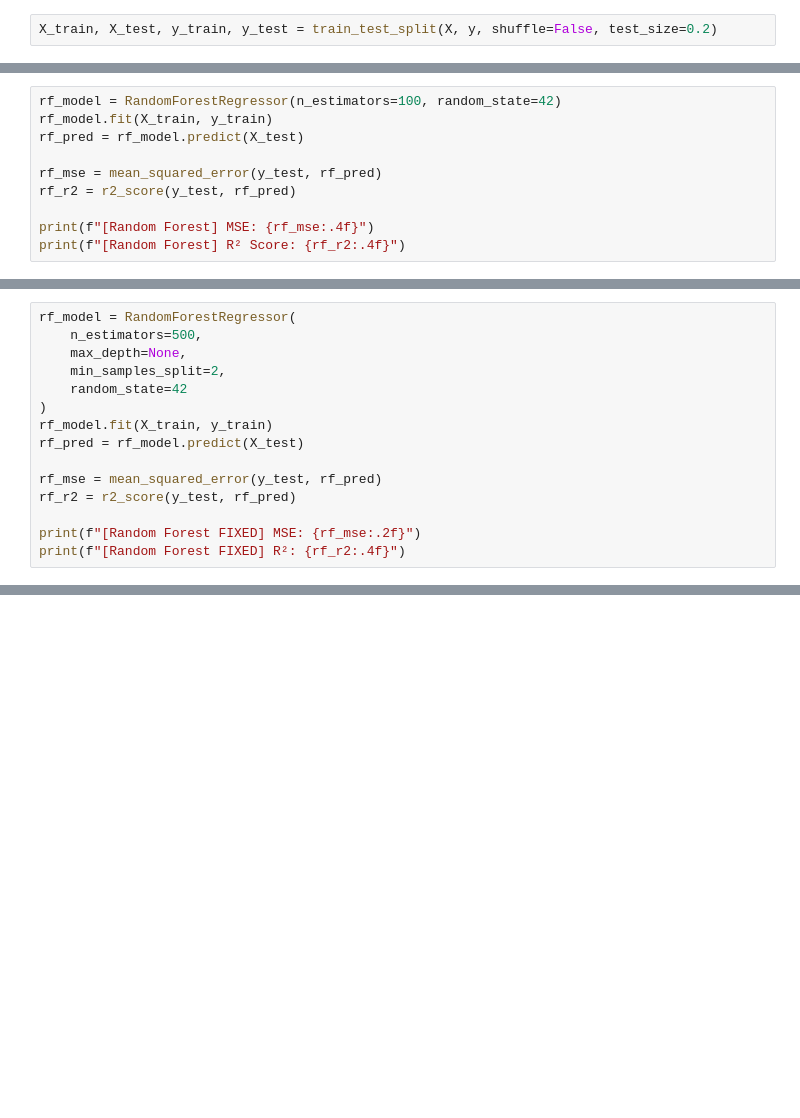
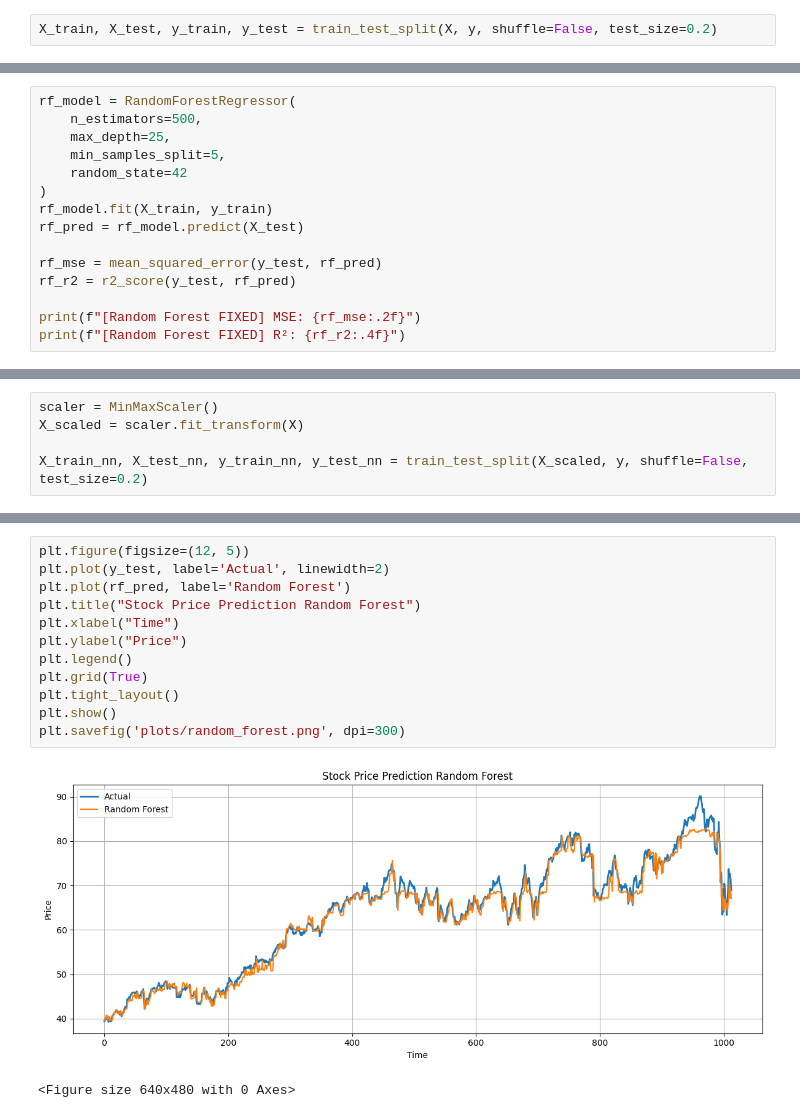
Before and after one commit to WidyanH/Stock-Market-Predictor, a Jupyter notebook: stock_predictor.ipynb, the cells around one changed output, grey strips where cells are left out. Cells and saved outputs as stored; diff of their text form; blank space fills up the shorter version.

```diff
--- a/stock_predictor.ipynb
+++ b/stock_predictor.ipynb
@@ -43,11 +43,16 @@ print(f"[Linear Regression] R²: {lr_r2:.4f}")
 # %%
-rf_model = RandomForestRegressor(n_estimators=100, random_state=42)
+rf_model = RandomForestRegressor(
+    n_estimators=500,
+    max_depth=25,
+    min_samples_split=5,
+    random_state=42
+)
 rf_model.fit(X_train, y_train)
 rf_pred = rf_model.predict(X_test)
 
 rf_mse = mean_squared_error(y_test, rf_pred)
 rf_r2 = r2_score(y_test, rf_pred)
 
-print(f"[Random Forest] MSE: {rf_mse:.4f}")
-print(f"[Random Forest] R² Score: {rf_r2:.4f}")
+print(f"[Random Forest FIXED] MSE: {rf_mse:.2f}")
+print(f"[Random Forest FIXED] R²: {rf_r2:.4f}")
 # %% [output]
@@ -56,15 +61,5 @@ print(f"[Random Forest] R² Score: {rf_r2:.4f}")
 # %%
-rf_model = RandomForestRegressor(
-    n_estimators=500,
-    max_depth=None,
-    min_samples_split=2,
-    random_state=42
-)
-rf_model.fit(X_train, y_train)
-rf_pred = rf_model.predict(X_test)
+scaler = MinMaxScaler()
+X_scaled = scaler.fit_transform(X)
 
-rf_mse = mean_squared_error(y_test, rf_pred)
-rf_r2 = r2_score(y_test, rf_pred)
-
-print(f"[Random Forest FIXED] MSE: {rf_mse:.2f}")
-print(f"[Random Forest FIXED] R²: {rf_r2:.4f}")
+X_train_nn, X_test_nn, y_train_nn, y_test_nn = train_test_split(X_scaled, y, shuffle=False, test_size=0.2)
@@ -138,0 +135,15 @@ plt.show()
+# %%
+plt.figure(figsize=(12, 5))
+plt.plot(y_test, label='Actual', linewidth=2)
+plt.plot(rf_pred, label='Random Forest')
+plt.title("Stock Price Prediction Random Forest")
+plt.xlabel("Time")
+plt.ylabel("Price")
+plt.legend()
+plt.grid(True)
+plt.tight_layout()
+plt.show()
+plt.savefig('plots/random_forest.png', dpi=300)
+# %% [output]
+[figure, added]
+<Figure size 640x480 with 0 Axes>
```
Also changed, not shown: parts of 12 cells of this notebook.
